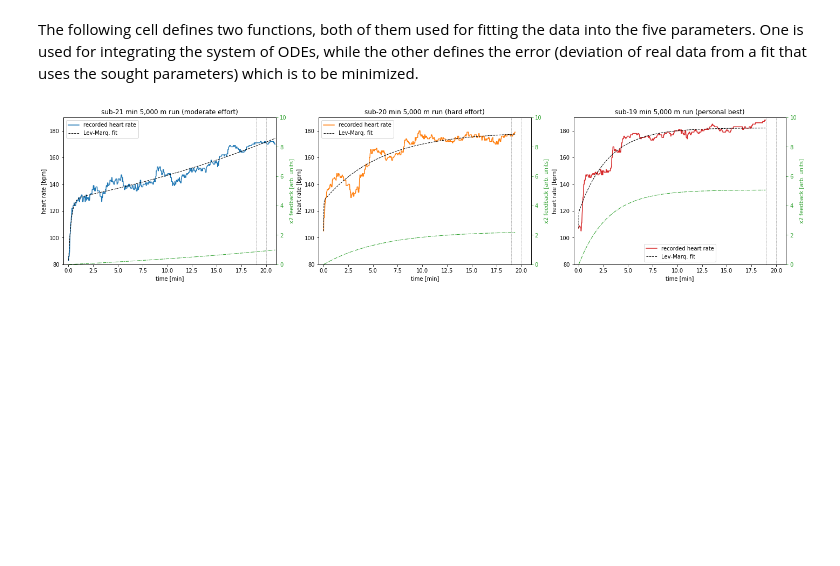
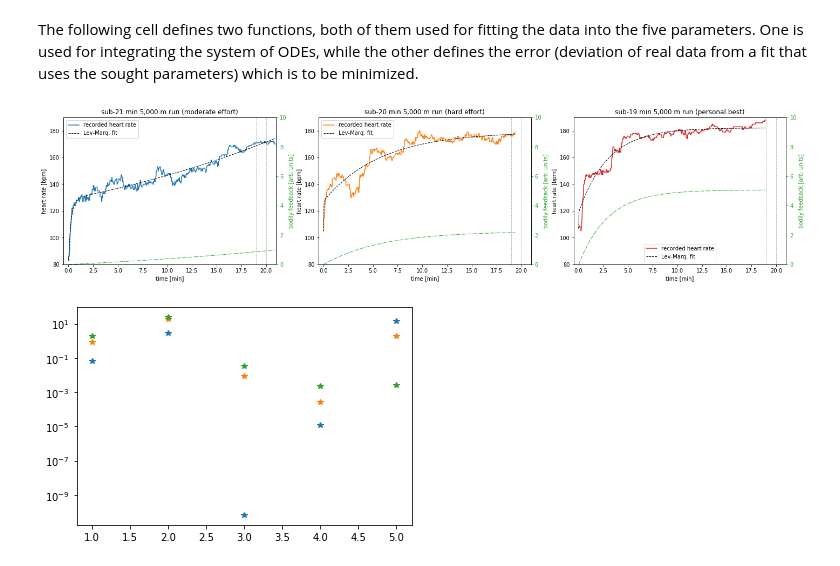
Before and after one commit to sebastiankalos/math_modeling, a Jupyter notebook: HR_analysis.ipynb, the cells around one changed output. Drawn from its saved outputs; the diff is of its cells as text; code cells hidden in the pictures; blank space fills up the shorter version.

Commit message:
made plots

```diff
--- a/HR_analysis.ipynb
+++ b/HR_analysis.ipynb
@@ -202,3 +201,11 @@ ax3.set_ylim([0,10])
 plt.savefig('heart_rate_fits.png', dpi=300)
 # %% [output]
 [figure]
+# %%
+rank = [1,2,3,4,5]
+plt.plot(rank, sub_21_params,'*')
+plt.plot(rank, sub_20_params,'*')
+plt.plot(rank, sub_19_params,'*')
+plt.yscale("log")
+# %% [output]
+[figure, added]
```
Also changed, not shown: parts of 5 cells of this notebook.
